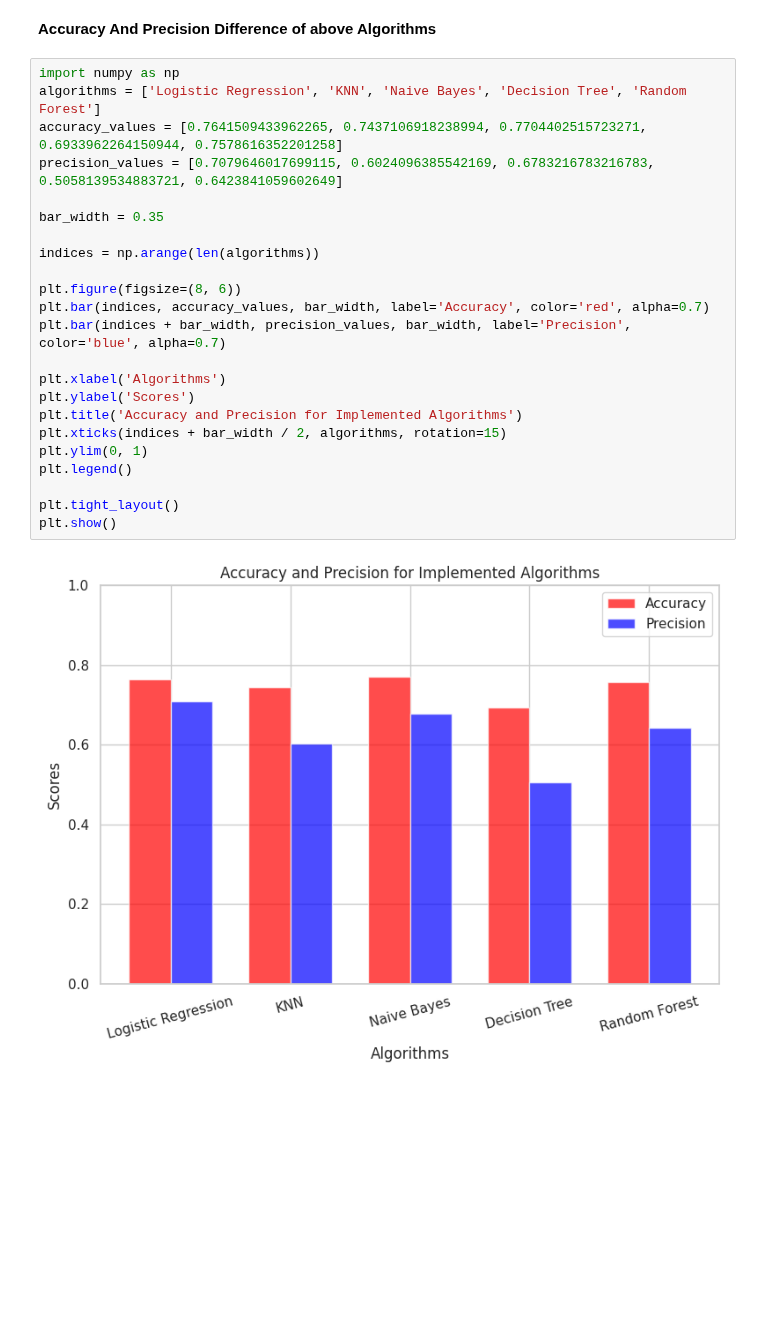
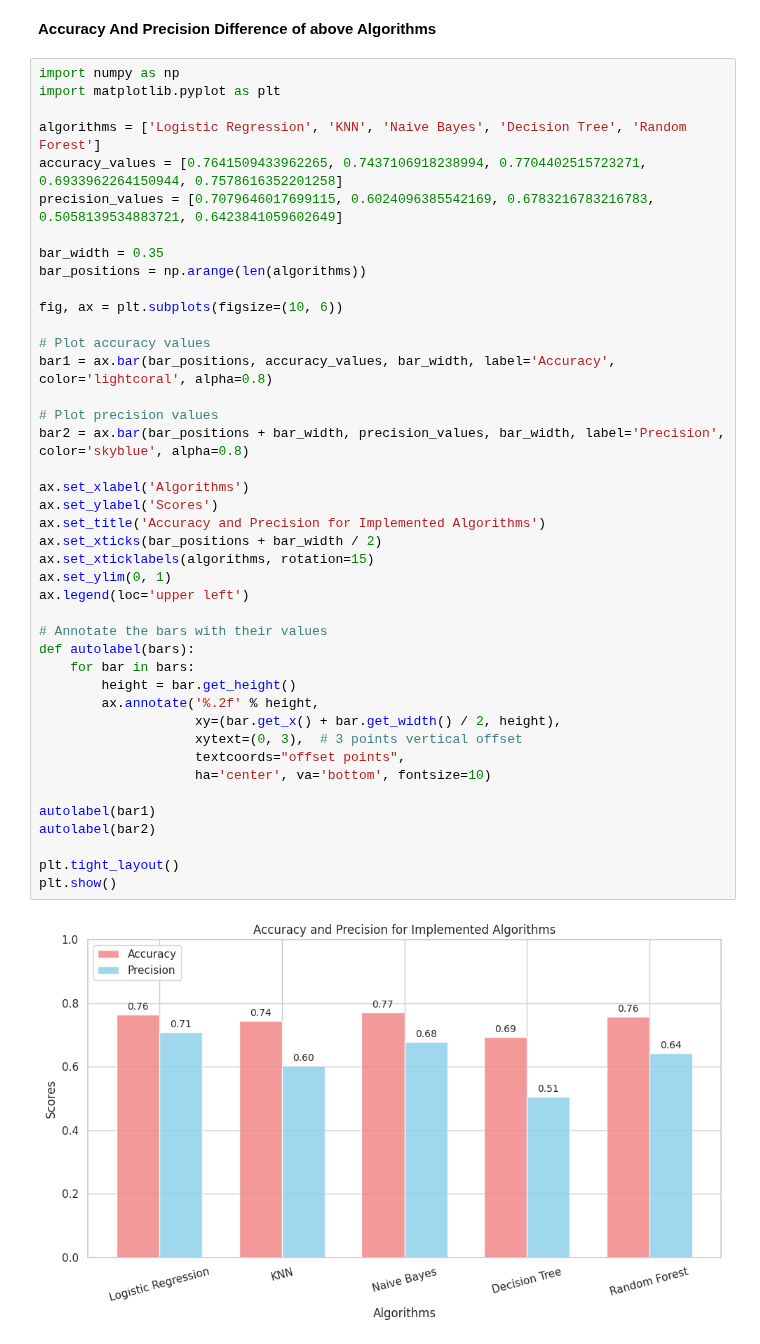
Before and after one commit to rhshovon102/DataMining-MachineLearning, a Jupyter notebook: Predicting_Women's_Diabetes_Disease_Using_Machine_Learning.ipynb, the cells around one changed output. Cells and saved outputs as stored; diff of their text form; blank space fills up the shorter version.

```diff
--- a/Predicting_Women's_Diabetes_Disease_Using_Machine_Learning.ipynb
+++ b/Predicting_Women's_Diabetes_Disease_Using_Machine_Learning.ipynb
@@ -290,26 +290,45 @@ F1 Score: 0.557471264367816
 **Accuracy And Precision Difference of above Algorithms**
 # %%
 import numpy as np
+import matplotlib.pyplot as plt
+
 algorithms = ['Logistic Regression', 'KNN', 'Naive Bayes', 'Decision Tree', 'Random Forest']
 accuracy_values = [0.7641509433962265, 0.7437106918238994, 0.7704402515723271, 0.6933962264150944, 0.7578616352201258]
 precision_values = [0.7079646017699115, 0.6024096385542169, 0.6783216783216783, 0.5058139534883721, 0.6423841059602649]
 
 bar_width = 0.35
+bar_positions = np.arange(len(algorithms))
 
-indices = np.arange(len(algorithms))
+fig, ax = plt.subplots(figsize=(10, 6))
 
-plt.figure(figsize=(8, 6))
-plt.bar(indices, accuracy_values, bar_width, label='Accuracy', color='red', alpha=0.7)
-plt.bar(indices + bar_width, precision_values, bar_width, label='Precision', color='blue', alpha=0.7)
+# Plot accuracy values
+bar1 = ax.bar(bar_positions, accuracy_values, bar_width, label='Accuracy', color='lightcoral', alpha=0.8)
 
-plt.xlabel('Algorithms')
-plt.ylabel('Scores')
-plt.title('Accuracy and Precision for Implemented Algorithms')
-plt.xticks(indices + bar_width / 2, algorithms, rotation=15)
-plt.ylim(0, 1)
-plt.legend()
+# Plot precision values
+bar2 = ax.bar(bar_positions + bar_width, precision_values, bar_width, label='Precision', color='skyblue', alpha=0.8)
+
+ax.set_xlabel('Algorithms')
+ax.set_ylabel('Scores')
+ax.set_title('Accuracy and Precision for Implemented Algorithms')
+ax.set_xticks(bar_positions + bar_width / 2)
+ax.set_xticklabels(algorithms, rotation=15)
+ax.set_ylim(0, 1)
+ax.legend(loc='upper left')
+
+# Annotate the bars with their values
+def autolabel(bars):
+    for bar in bars:
+        height = bar.get_height()
+        ax.annotate('%.2f' % height,
+                    xy=(bar.get_x() + bar.get_width() / 2, height),
+                    xytext=(0, 3),  # 3 points vertical offset
+                    textcoords="offset points",
+                    ha='center', va='bottom', fontsize=10)
+
+autolabel(bar1)
+autolabel(bar2)
 
 plt.tight_layout()
 plt.show()
 # %% [output]
-[figure, old version]
+[figure, new version]
```
Also changed, not shown: parts of 1 cell of this notebook.
